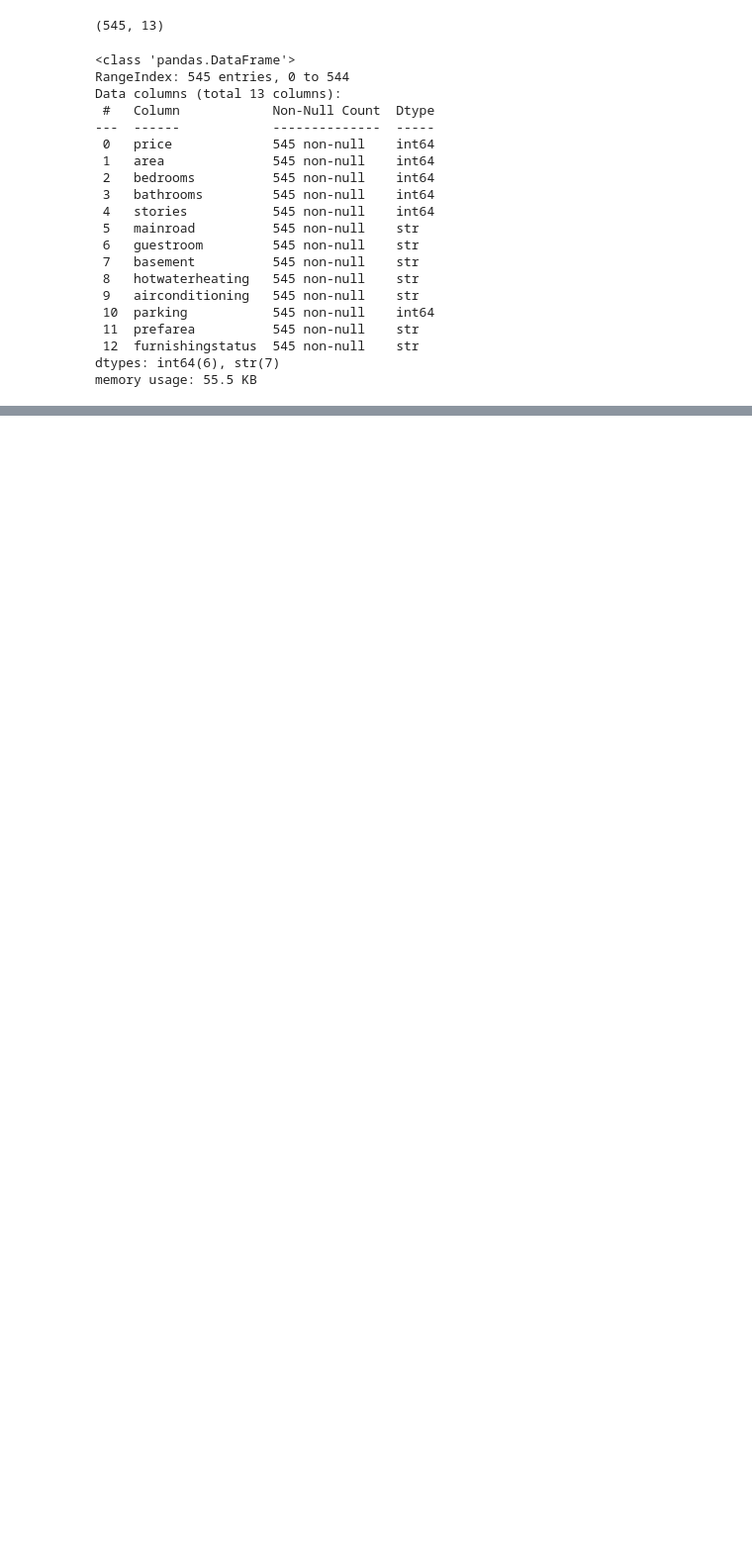
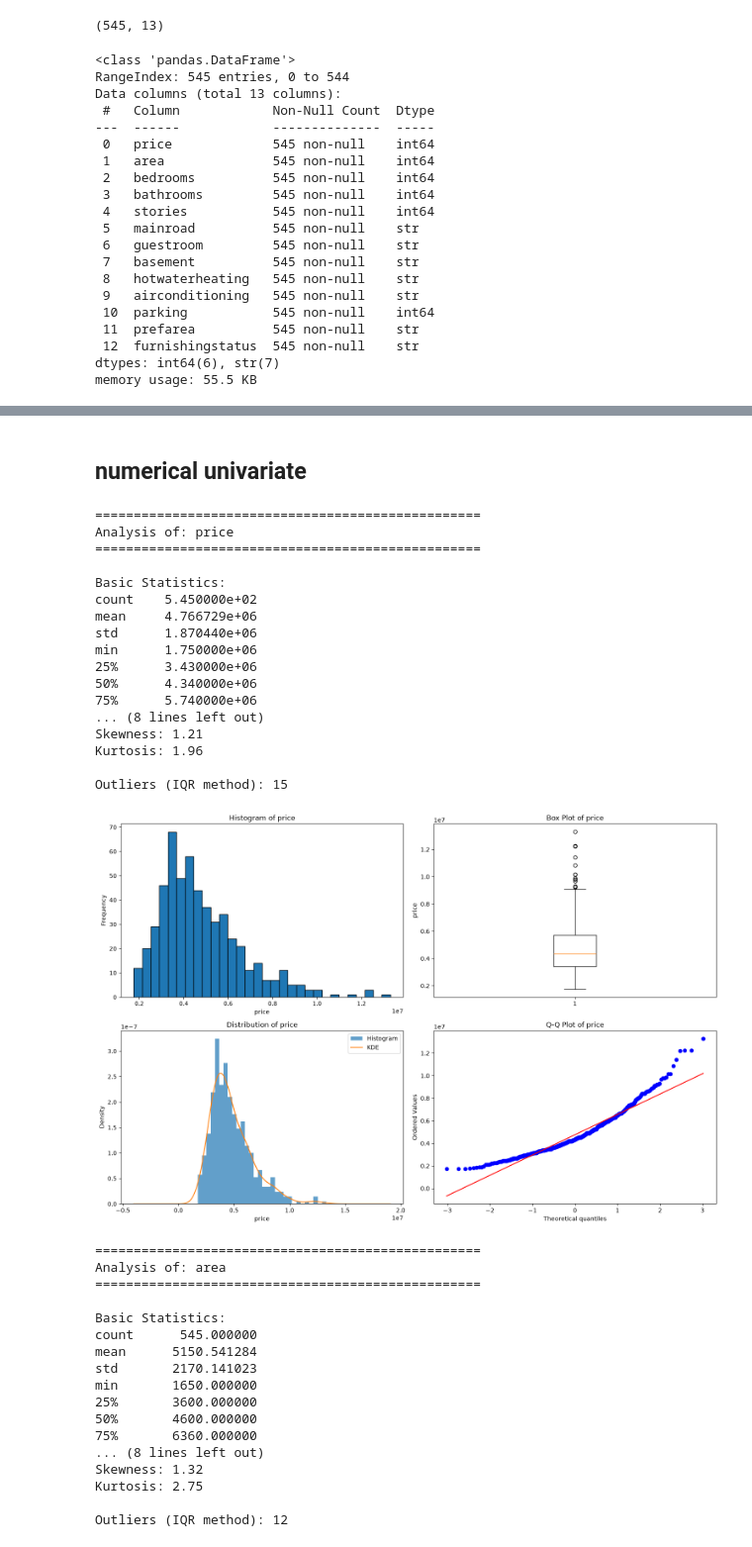
Before and after one commit to mashfiulislam12-glitch/end-to-end-ml-project, a Jupyter notebook: notebook/eda_feature.ipynb, the cells around one changed output, grey strips where cells are left out. Shown at 99% size. Saved outputs shown, nothing was run; the diff lists cells and outputs as text; code cells hidden in the pictures; blank space fills up the shorter version.

```diff
--- a/notebook/eda_feature.ipynb
+++ b/notebook/eda_feature.ipynb
@@ -45,0 +95,3 @@ memory usage: 55.5 KB
+# %%
+num_cols=['price','area']
+cat_cols=df.columns.drop(num_cols)
@@ -45,0 +108,2 @@ memory usage: 55.5 KB
+# %% [markdown]
+## numerical univariate
@@ -45,0 +169,39 @@ memory usage: 55.5 KB
+# %%
+for column in num_cols:
+    analyze_numerical(df,column)
+# %% [output]
+==================================================
+Analysis of: price
+==================================================
+
+Basic Statistics:
+count    5.450000e+02
+mean     4.766729e+06
+std      1.870440e+06
+min      1.750000e+06
+25%      3.430000e+06
+50%      4.340000e+06
+75%      5.740000e+06
+... (8 lines left out)
+Skewness: 1.21
+Kurtosis: 1.96
+
+Outliers (IQR method): 15
+[figure, added]
+==================================================
+Analysis of: area
+==================================================
+
+Basic Statistics:
+count      545.000000
+mean      5150.541284
+std       2170.141023
+min       1650.000000
+25%       3600.000000
+50%       4600.000000
+75%       6360.000000
+... (8 lines left out)
+Skewness: 1.32
+Kurtosis: 2.75
+
+Outliers (IQR method): 12
```
Also changed, not shown: parts of 20 cells of this notebook, 10 other files.
